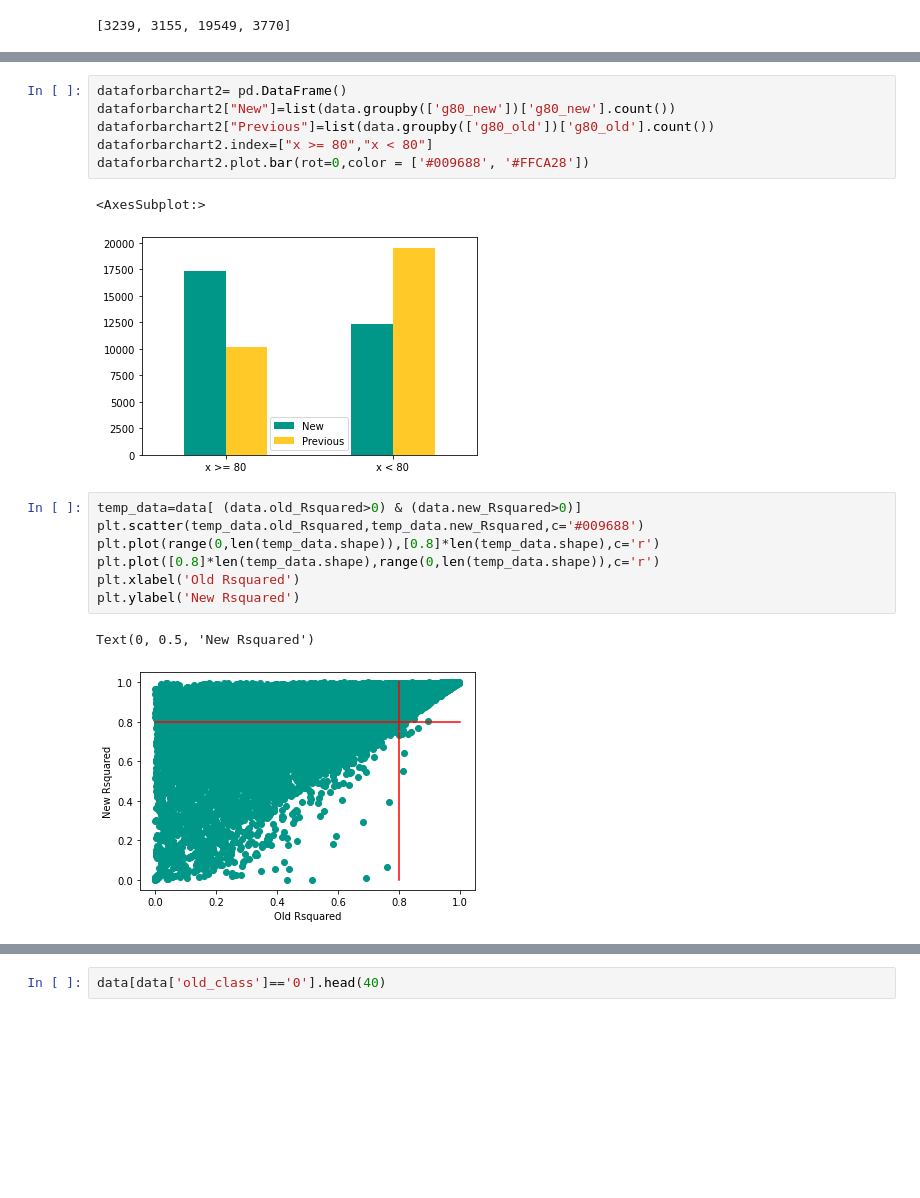
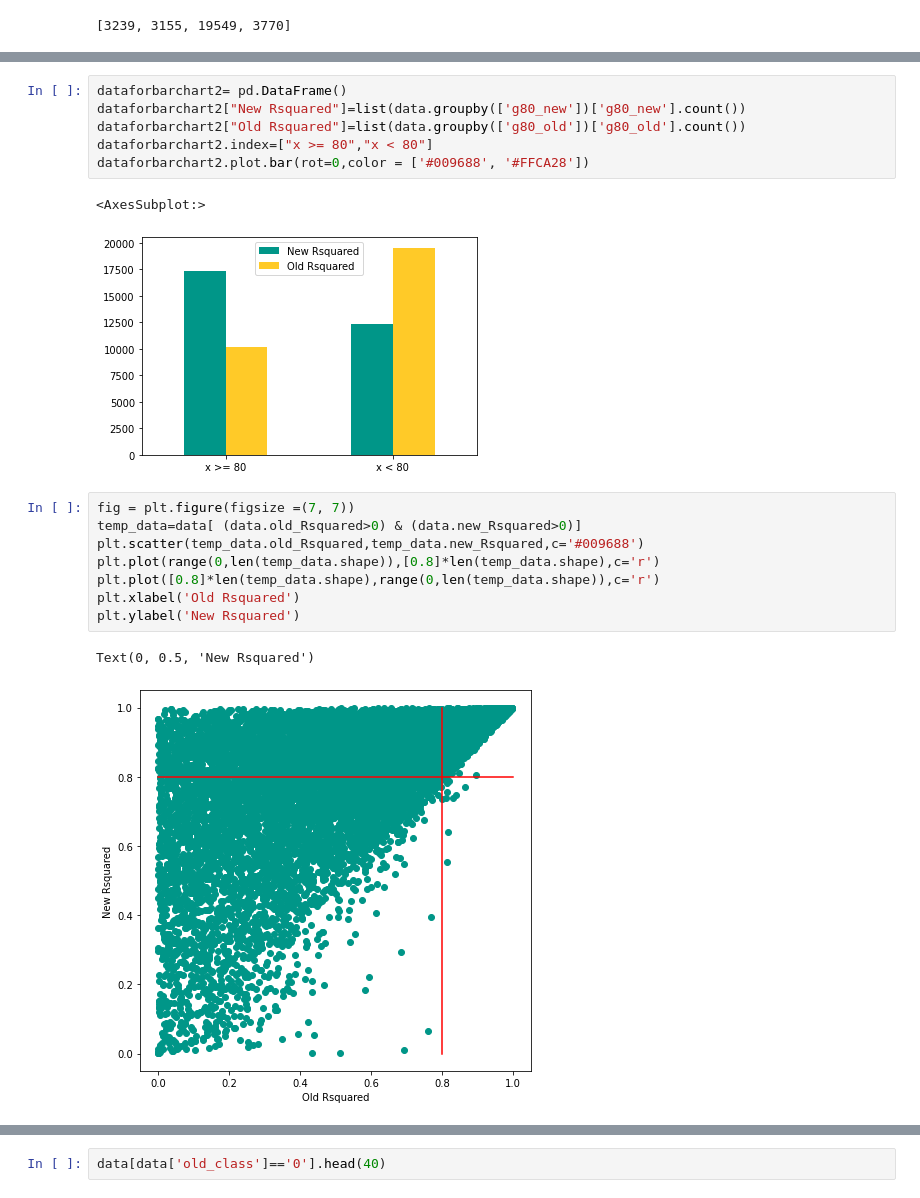
Before and after one commit to henockmamo54/d2omePlusAnalysis, a Jupyter notebook: Summary - Rsquared Comparison.ipynb, the cells around one changed output, grey strips where cells are left out. Cells and saved outputs as stored; diff of their text form; blank space fills up the shorter version.

```diff
--- a/Summary - Rsquared Comparison.ipynb
+++ b/Summary - Rsquared Comparison.ipynb
@@ -182,19 +182,20 @@ dataforbarchart.plot.bar(rot=0,color = ['#009688', '#FFCA28'])
 # %%
 dataforbarchart2= pd.DataFrame()
-dataforbarchart2["New"]=list(data.groupby(['g80_new'])['g80_new'].count())
-dataforbarchart2["Previous"]=list(data.groupby(['g80_old'])['g80_old'].count())
+dataforbarchart2["New Rsquared"]=list(data.groupby(['g80_new'])['g80_new'].count())
+dataforbarchart2["Old Rsquared"]=list(data.groupby(['g80_old'])['g80_old'].count())
 dataforbarchart2.index=["x >= 80","x < 80"]
 dataforbarchart2.plot.bar(rot=0,color = ['#009688', '#FFCA28'])
 # %% [output]
 <AxesSubplot:>
-[figure, old version]
+[figure, new version]
 # %%
+fig = plt.figure(figsize =(7, 7))
 temp_data=data[ (data.old_Rsquared>0) & (data.new_Rsquared>0)]
 plt.scatter(temp_data.old_Rsquared,temp_data.new_Rsquared,c='#009688')
 plt.plot(range(0,len(temp_data.shape)),[0.8]*len(temp_data.shape),c='r')
 plt.plot([0.8]*len(temp_data.shape),range(0,len(temp_data.shape)),c='r')
 plt.xlabel('Old Rsquared')
 plt.ylabel('New Rsquared')
 # %% [output]
 Text(0, 0.5, 'New Rsquared')
-[figure, old version]
+[figure, new version]
```
Also changed, not shown: parts of 8 cells of this notebook, 2 other files.
